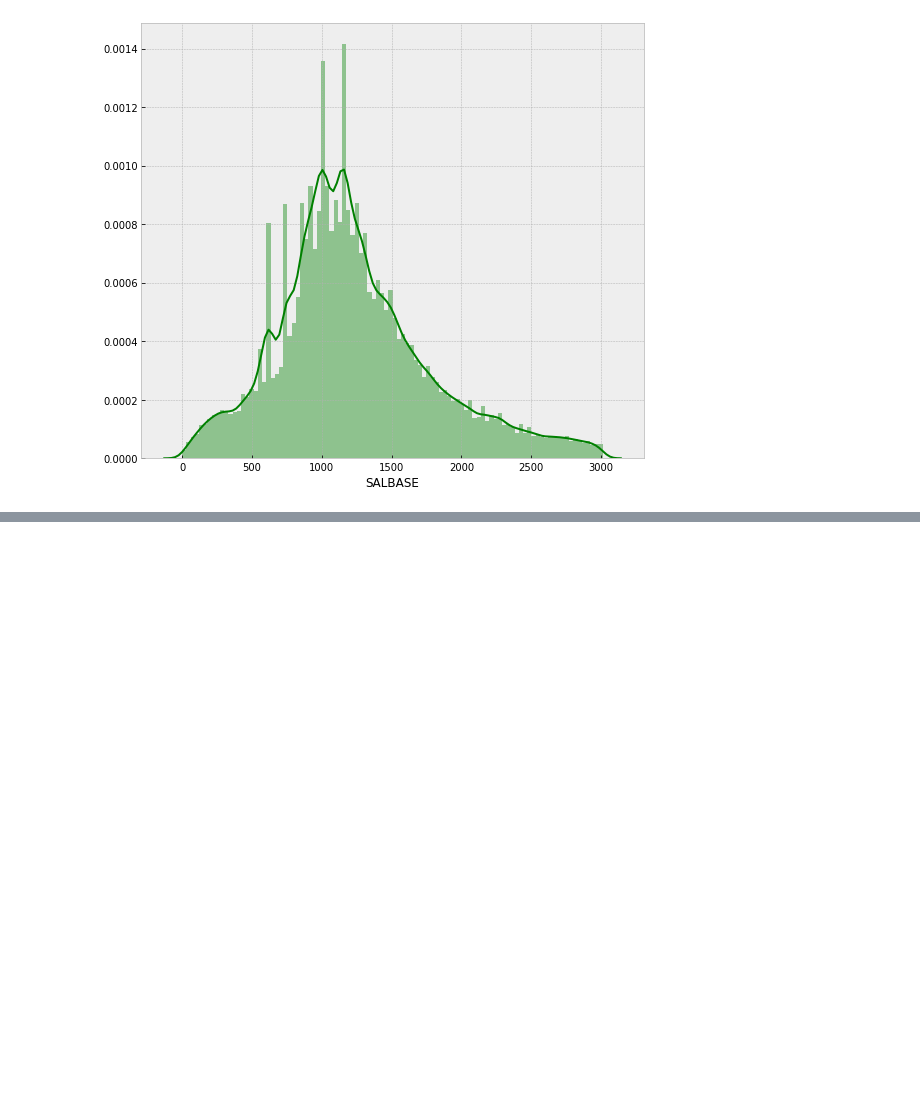
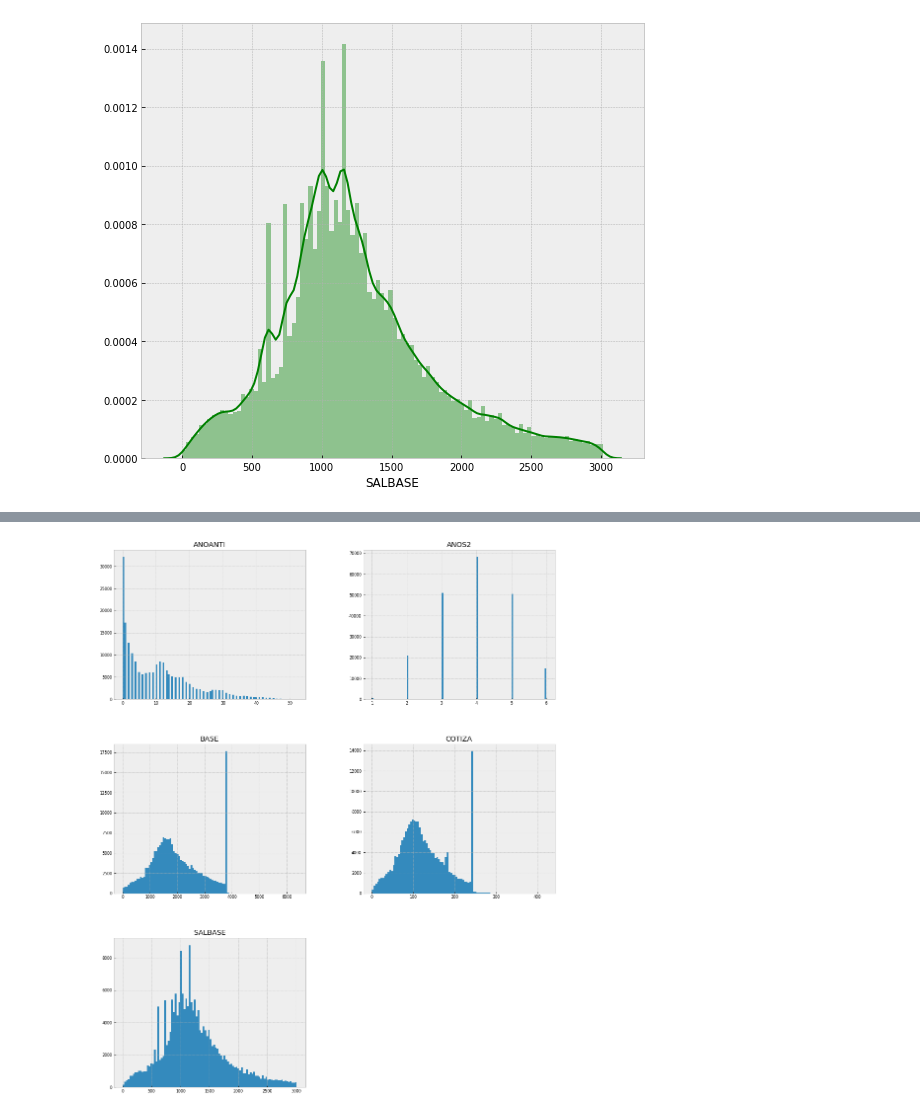
Before and after one commit to Jorge-Saura/UOC-Tipologia-Practica2, a Jupyter notebook: practica.ipynb, the cells around one changed output, grey strips where cells are left out. Cells and saved outputs as stored; diff of their text form; code cells hidden in the pictures; blank space fills up the shorter version.

```diff
--- a/practica.ipynb
+++ b/practica.ipynb
@@ -212,0 +225,6 @@ sns.distplot(dfBetterVisualization[columnName], color='g', bins=100, hist_kws={'
+# %%
+numericColums = ['ANOANTI','BASE','COTIZA','SALBASE', 'ANOS2']
+
+dfBetterVisualization.hist(figsize=(16,20), bins=100, xlabelsize=8, ylabelsize=8,column=numericColums);
+# %% [output]
+[figure, added]
```
Also changed, not shown: parts of 3 cells of this notebook.
